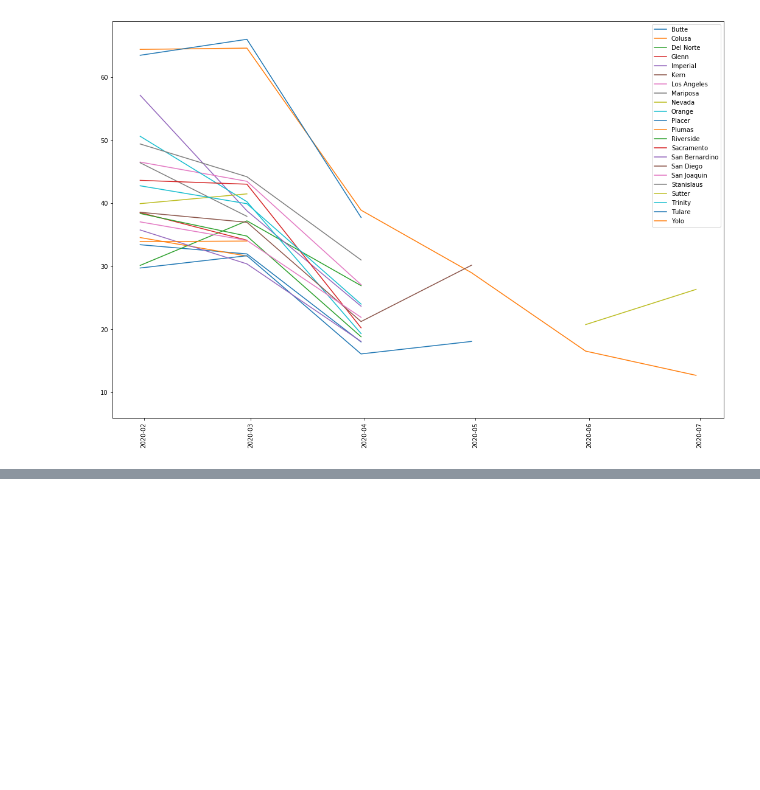
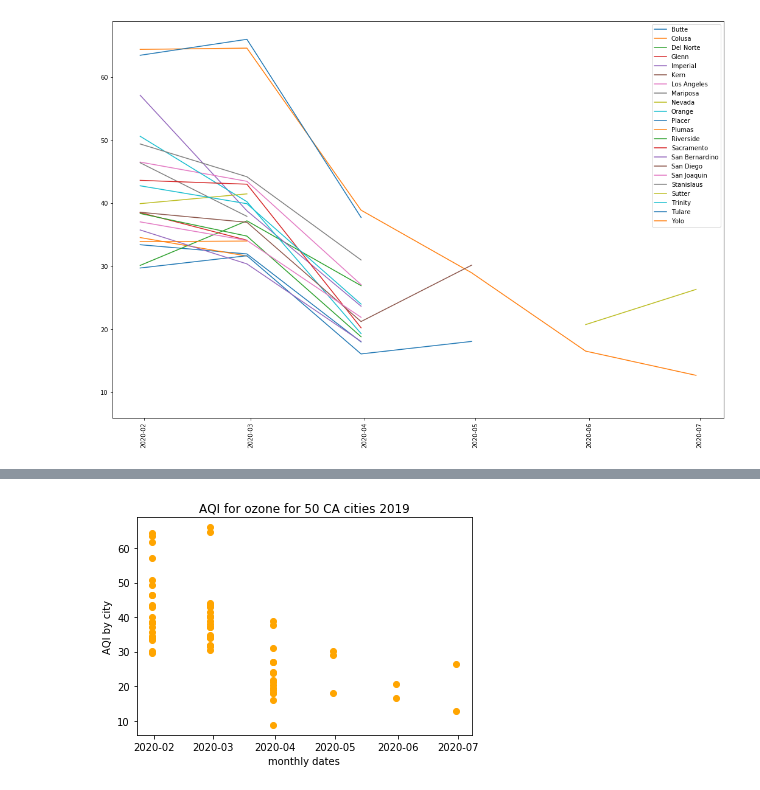
Before and after one commit to TrentELittle/BootcampProject1, a Jupyter notebook: project_main.ipynb, the cells around one changed output, grey strips where cells are left out. Saved outputs shown, nothing was run; the diff lists cells and outputs as text; code cells hidden in the pictures; blank space fills up the shorter version.

```diff
--- a/project_main.ipynb
+++ b/project_main.ipynb
@@ -175,0 +255,14 @@ plt.show()
+# %%
+x_axis = cali_monthly2.index
+x_lim = cali_monthly2
+y_axis= cali_monthly2["aqi"]
+
+plt.title("AQI for ozone for 50 CA cities 2019")
+plt.xlabel("monthly dates")
+plt.ylabel("AQI by city")
+
+
+plt.plot_date(x_axis, y_axis, marker="o", color="orange", linewidth=1)
+plt.show()
+# %% [output]
+[figure, added]
```
Also changed, not shown: parts of 6 cells of this notebook.
